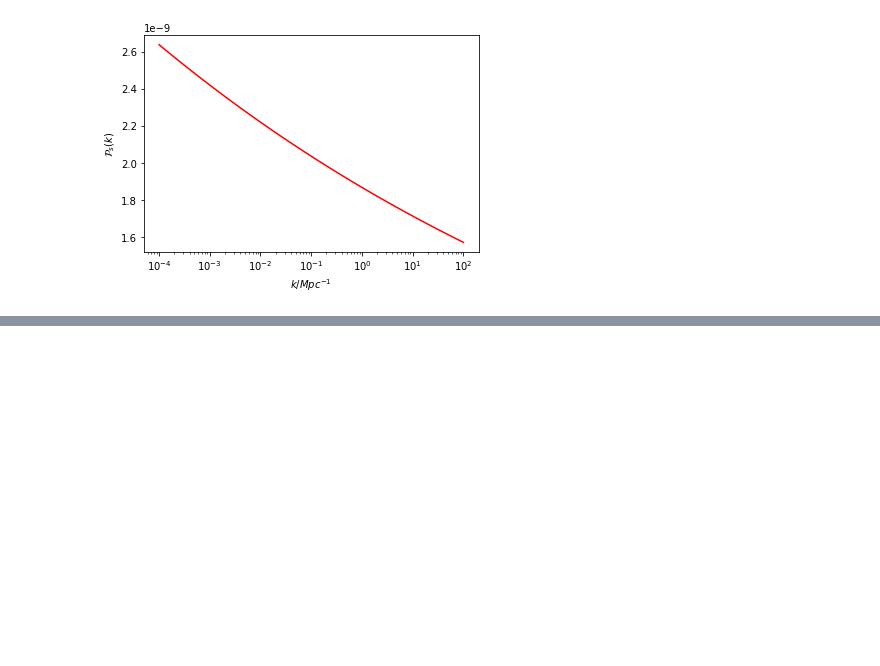
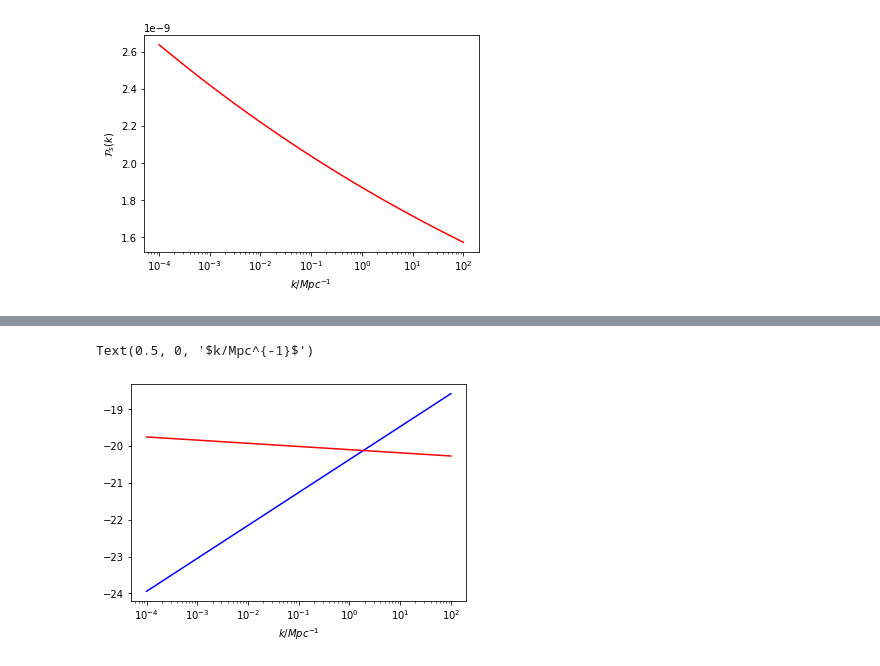
Before and after one commit to oleksiysmola/MSci-Project-Solving-the-Fokker-Planck-equation, a Jupyter notebook: Correlators and power spectrum.ipynb, the cells around one changed output, grey strips where cells are left out. Drawn from its saved outputs; the diff is of its cells as text; code cells hidden in the pictures; blank space fills up the shorter version.

```diff
--- a/Correlators and power spectrum.ipynb
+++ b/Correlators and power spectrum.ipynb
@@ -821,0 +805,9 @@ plt.xscale("log")
+# %%
+# Plotting
+plt.plot(wavevector, np.log(spectator_spectrum[0, 0, 0]), "b")
+plt.plot(wavevector, np.log(primordial_spectrum), "r")
+plt.xscale("log")
+plt.xlabel("$k/Mpc^{-1}$")
+# %% [output]
+Text(0.5, 0, '$k/Mpc^{-1}$')
+[figure, added]
```
Also changed, not shown: parts of 28 cells of this notebook.
